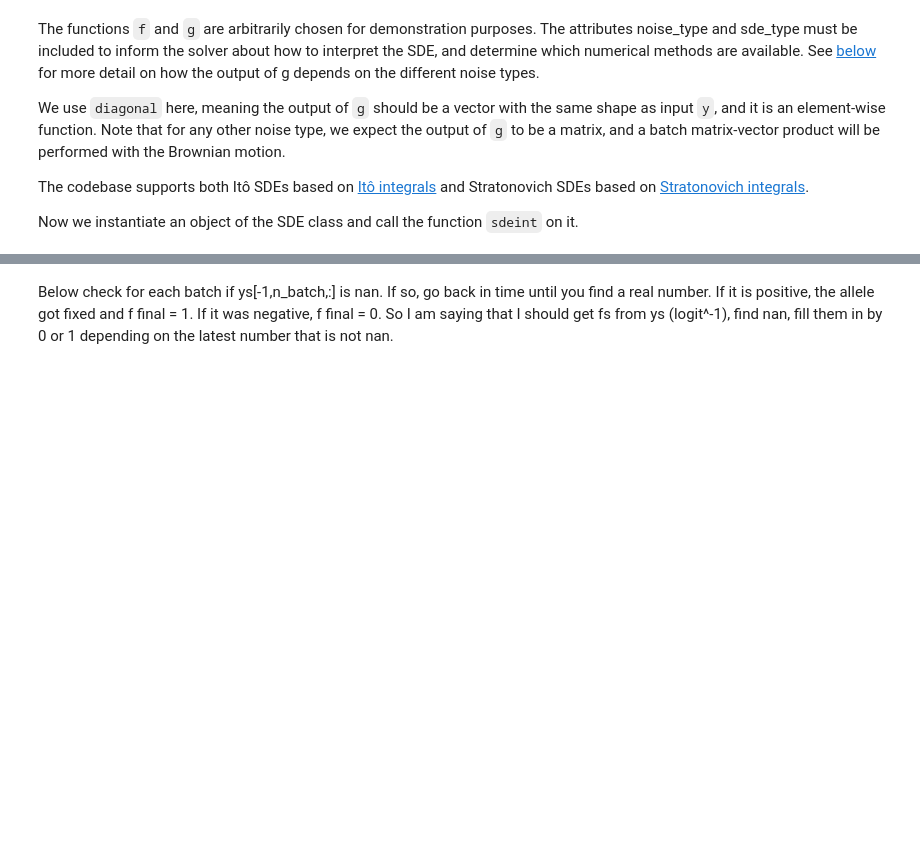
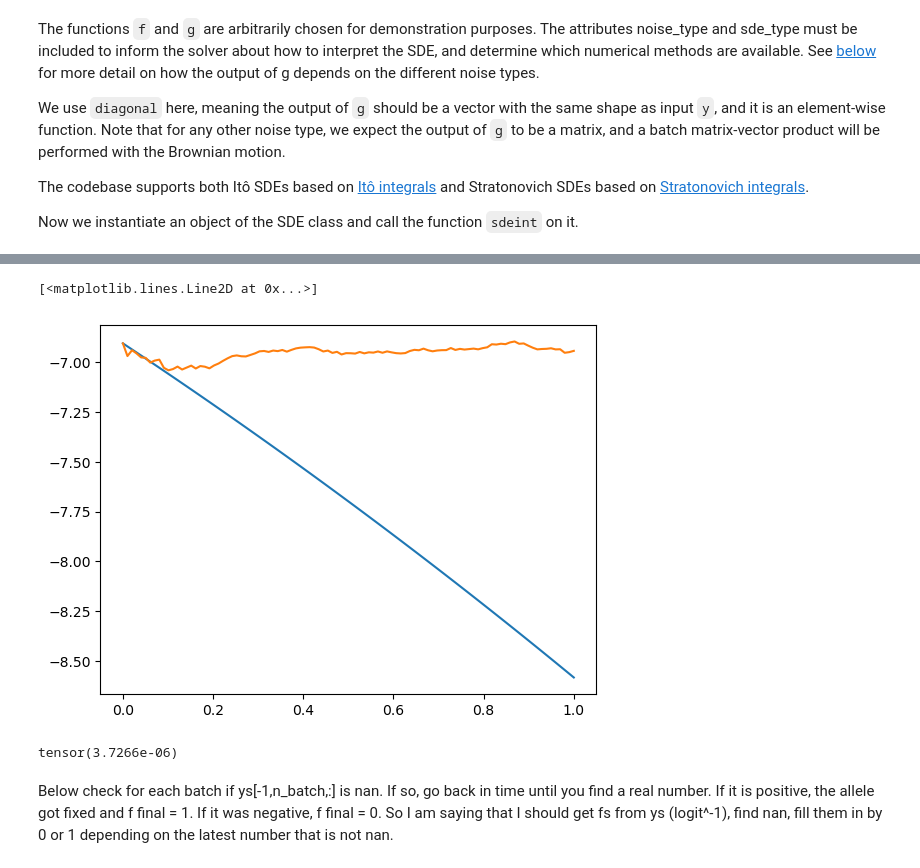
Before and after one commit to jiseonmin/torchsde, a Jupyter notebook: allele_freq_diffusion/demo.ipynb, the cells around one changed output, grey strips where cells are left out. Cells and saved outputs as stored; diff of their text form; code cells hidden in the pictures; blank space fills up the shorter version.

```diff
--- a/allele_freq_diffusion/demo.ipynb
+++ b/allele_freq_diffusion/demo.ipynb
@@ -93,3 +103,13 @@ plot(ts, ys[:,:4:,:], xlabel='$t$', ylabel='$Y_t$')
+# %%
+plt.plot(ts.numpy(), y0_constant*np.exp(ts.numpy()/np.log(t_size)))
+plt.plot(ts.numpy(), torch.sum(ys,dim=1).numpy()/batch_size)
+# %% [output]
+[<matplotlib.lines.Line2D at 0x...>]
+[figure, added]
+# %%
+torch.exp(torch.tensor(-12.5))/ (1 + torch.exp(torch.tensor(-12.5)))
+# %% [output]
+tensor(3.7266e-06)
 # %% [markdown]
 Below check for each batch if ys[-1,n_batch,:] is nan. If so, go back in time until you find a real number. If it is positive, the allele got fixed and f final = 1. If it was negative, f final = 0.
 So I am saying that I should get fs from ys (logit^-1), find nan, fill them in by 0 or 1 depending on the latest number that is not nan.
```
Also changed, not shown: parts of 12 cells of this notebook.
